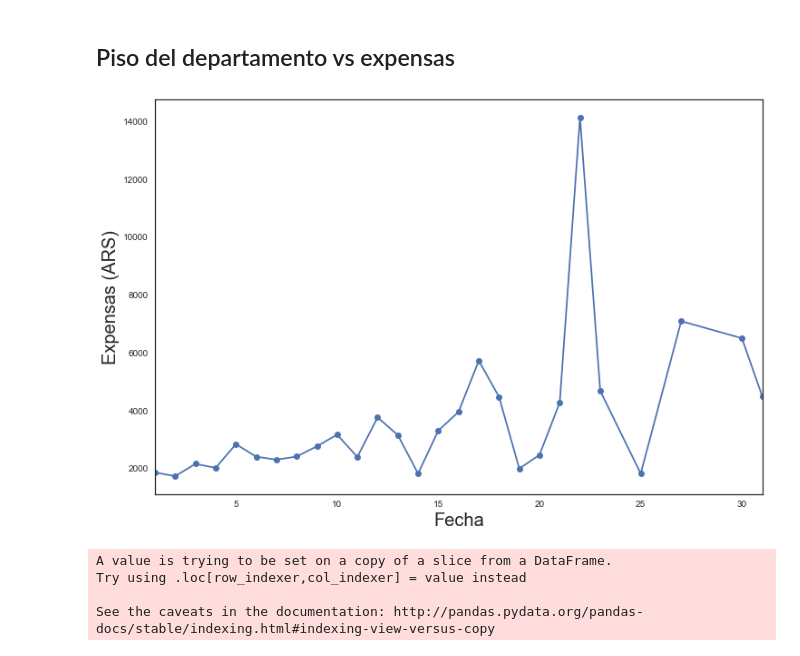
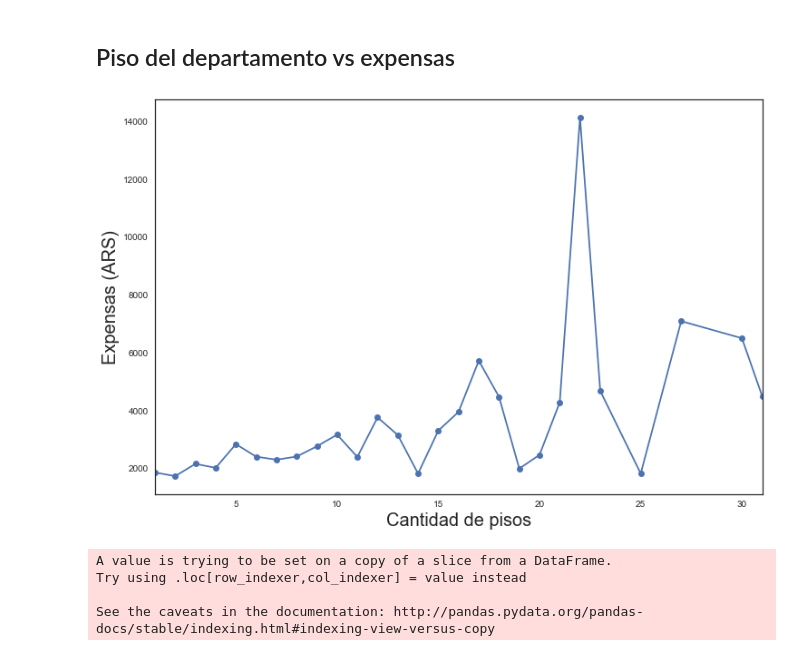
Before and after one commit to AlejandroDaneri/Machine-Learning-Properati, a Jupyter notebook: TP.ipynb, the cells around one changed output. Drawn from its saved outputs; the diff is of its cells as text; code cells hidden in the pictures.

```diff
--- a/TP.ipynb
+++ b/TP.ipynb
@@ -12,7 +12,7 @@ import geojson
 from IPython.core.display import display, HTML
 display(HTML("<style>.container { width:97% !important; }</style>"))
 
-rc={'axes.labelsize': 20, 'legend.fontsize': 15, 'xtick.labelsize': 'medium','ytick.labelsize': 'medium'}
+rc={'axes.labelsize': 20, 'legend.fontsize': 15, 'xtick.labelsize': 'medium','ytick.labelsize': 'medium', 'savefig.bbox' : 'tight' }
 plt.rcParams.update(**rc)
 
 sns.set_style("white")
@@ -630,17 +630,17 @@ plt.show()
 # %%
 piso_vs_expensas = properati_filtrado.loc[:,('floor','expenses')].dropna(subset=['expenses'])
 piso_vs_expensas = piso_vs_expensas.loc[properati_filtrado.floor <50]
 piso_vs_expensas = piso_vs_expensas.groupby(properati_filtrado.floor).mean()['expenses']
 piso_vs_expensas.plot(kind='line',marker="o",figsize=TAM_IMG)
 
 titulo = 'Piso del departamento vs expensas'
 plt.ylabel('Expensas (ARS)')
-plt.xlabel('Fecha')
+plt.xlabel('Cantidad de pisos')
 
 guardar_imagen(titulo)
 plt.show()
 # %% [output]
-[figure, old version]
+[figure, new version]
 # %%
 caba_para_mapa = caba.dropna(subset= ['lat','lon'])
 caba_para_mapa = caba_para_mapa.loc[(caba_para_mapa.lat > -35) & (caba_para_mapa.lat < -34) & (caba_para_mapa.lon > -58.7)] #preparo para calcular distancias
```
Also changed, not shown: parts of 1 cell of this notebook, 36 other files.
